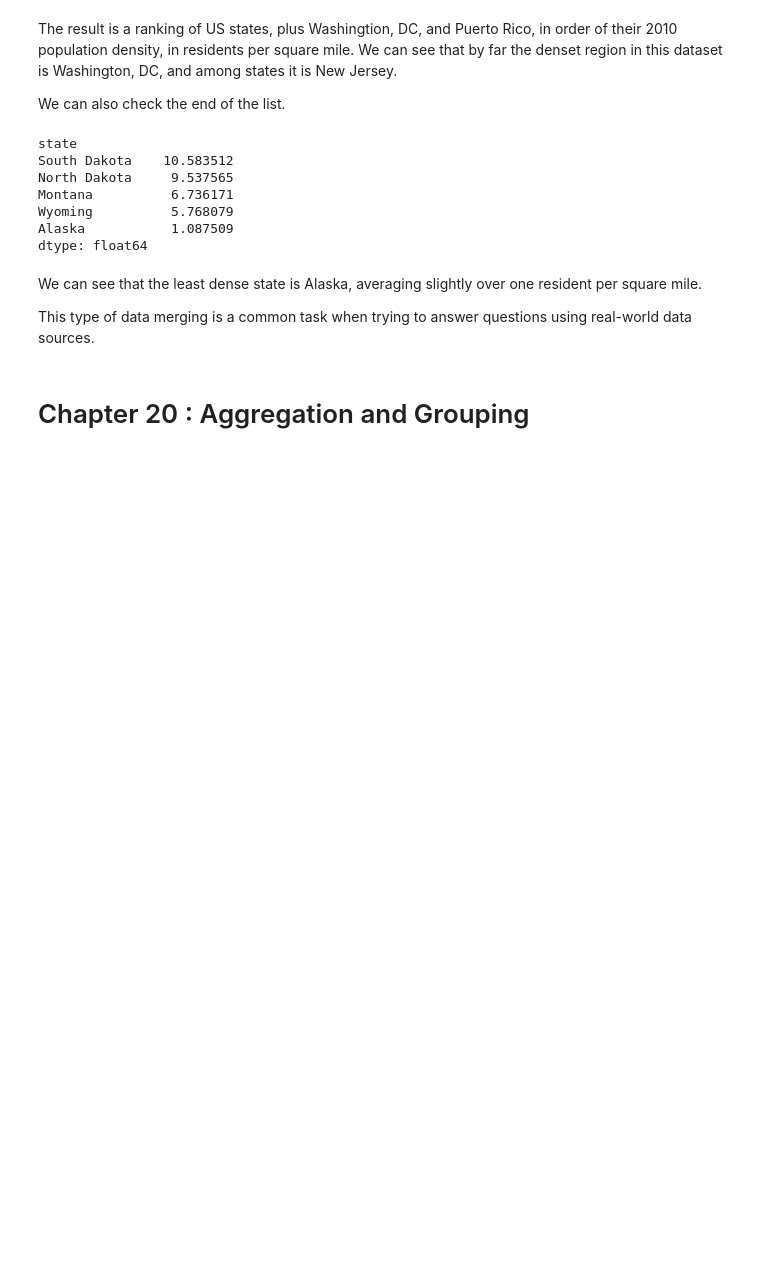
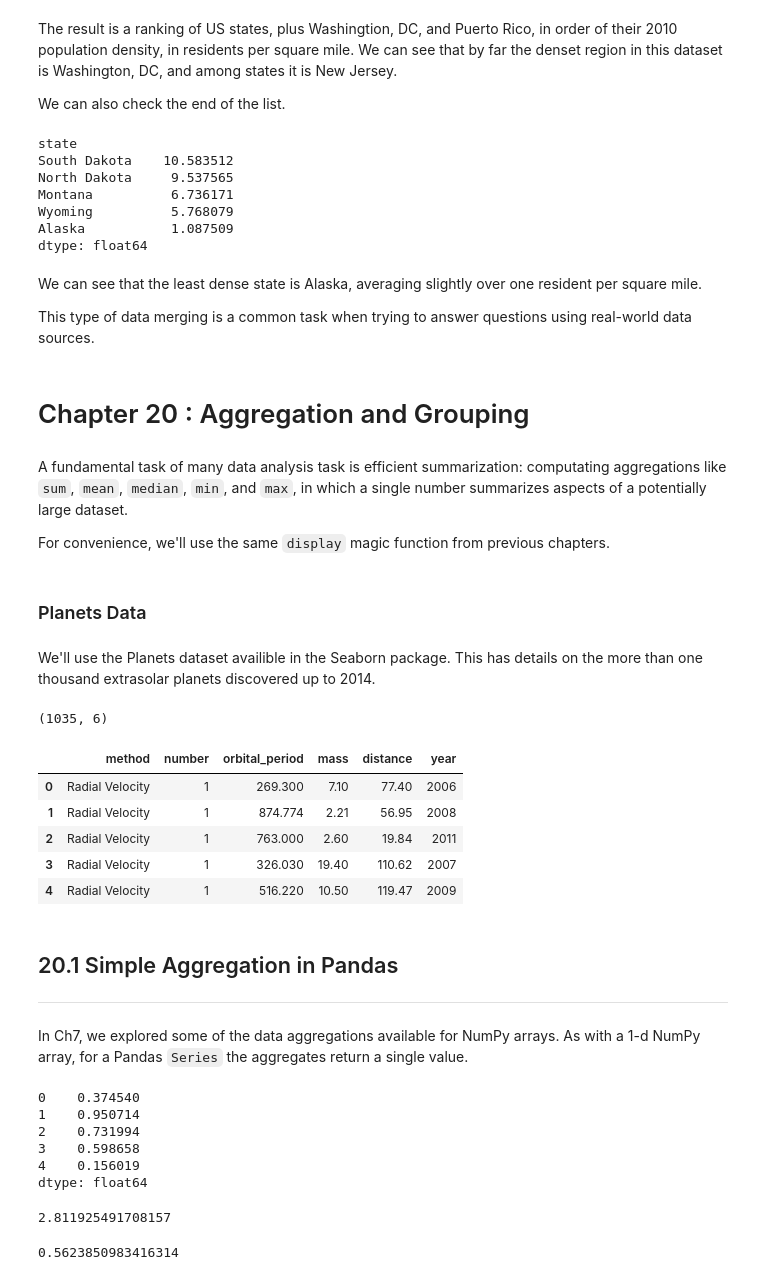
Before and after one commit to huymh/jupyter-notes, a Jupyter notebook: HB_2_Data_Manipulation.ipynb, the cells around one changed output. Drawn from its saved outputs; the diff is of its cells as text; code cells hidden in the pictures; blank space fills up the shorter version.

```diff
--- a/HB_2_Data_Manipulation.ipynb
+++ b/HB_2_Data_Manipulation.ipynb
@@ -2559,3 +2564,7 @@ We can see that the least dense state is Alaska, averaging slightly over one res
 This type of data merging is a common task when trying to answer questions using real-world data sources.
 # %% [markdown]
 # Chapter 20 : Aggregation and Grouping
+# %% [markdown]
+A fundamental task of many data analysis task is efficient summarization: computating aggregations like `sum`, `mean`, `median`, `min`, and `max`, in which a single number summarizes aspects of a potentially large dataset.
+
+For convenience, we'll use the same `display` magic function from previous chapters.
@@ -2561,0 +2590,43 @@ This type of data merging is a common task when trying to answer questions using
+# %% [markdown]
+### Planets Data
+# %% [markdown]
+We'll use the Planets dataset availible in the Seaborn package. This has details on the more than one thousand extrasolar planets discovered up to 2014.
+# %%
+import seaborn as sns
+planets = sns.load_dataset('planets')
+planets.shape
+# %% [output]
+(1035, 6)
+# %%
+planets.head()
+# %% [output]
+|  | method | number | orbital_period | mass | distance | year |
+| 0 | Radial Velocity | 1 | 269.300 | 7.10 | 77.40 | 2006 |
+| 1 | Radial Velocity | 1 | 874.774 | 2.21 | 56.95 | 2008 |
+| 2 | Radial Velocity | 1 | 763.000 | 2.60 | 19.84 | 2011 |
+| 3 | Radial Velocity | 1 | 326.030 | 19.40 | 110.62 | 2007 |
+| 4 | Radial Velocity | 1 | 516.220 | 10.50 | 119.47 | 2009 |
+# %% [markdown]
+## 20.1 Simple Aggregation in Pandas
+---
+# %% [markdown]
+In Ch7, we explored some of the data aggregations available for NumPy arrays. As with a 1-d NumPy array, for a Pandas `Series` the aggregates return a single value.
+# %%
+rng = np.random.RandomState(42)
+ser = pd.Series(rng.rand(5))
+ser
+# %% [output]
+0    0.374540
+1    0.950714
+2    0.731994
+3    0.598658
+4    0.156019
+dtype: float64
+# %%
+ser.sum()
+# %% [output]
+2.811925491708157
+# %%
+ser.mean()
+# %% [output]
+0.5623850983416314
```
Also changed, not shown: parts of 93 cells of this notebook.
